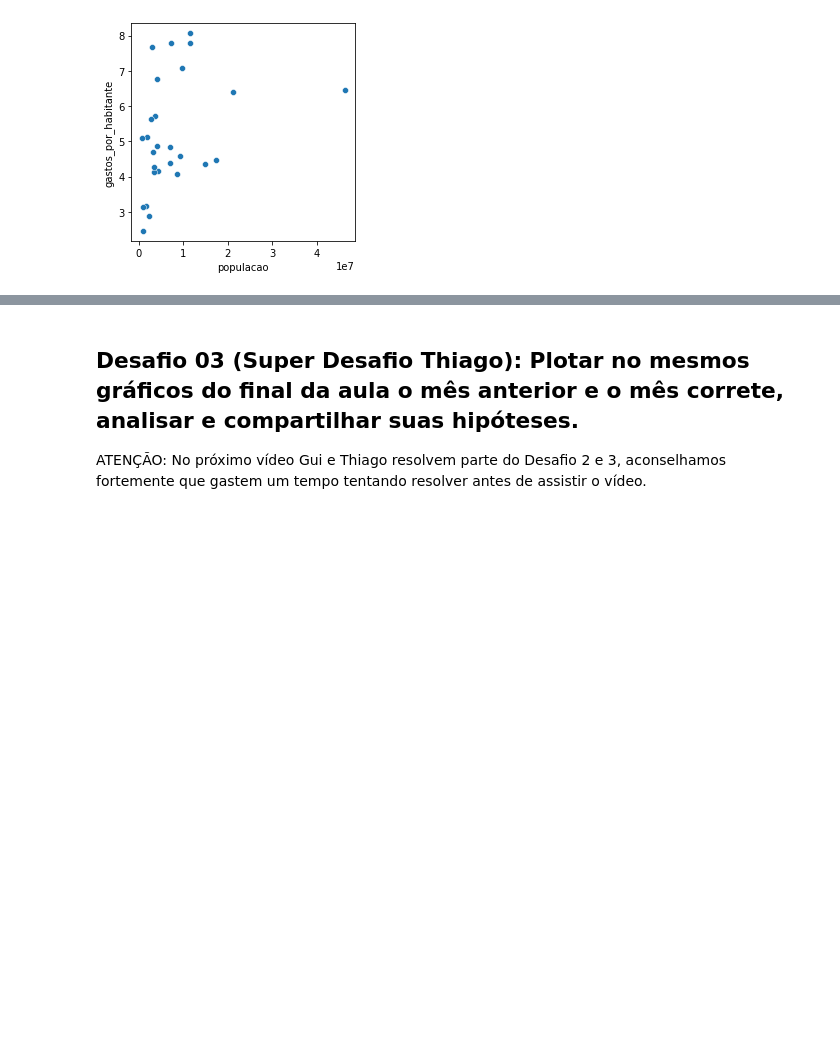
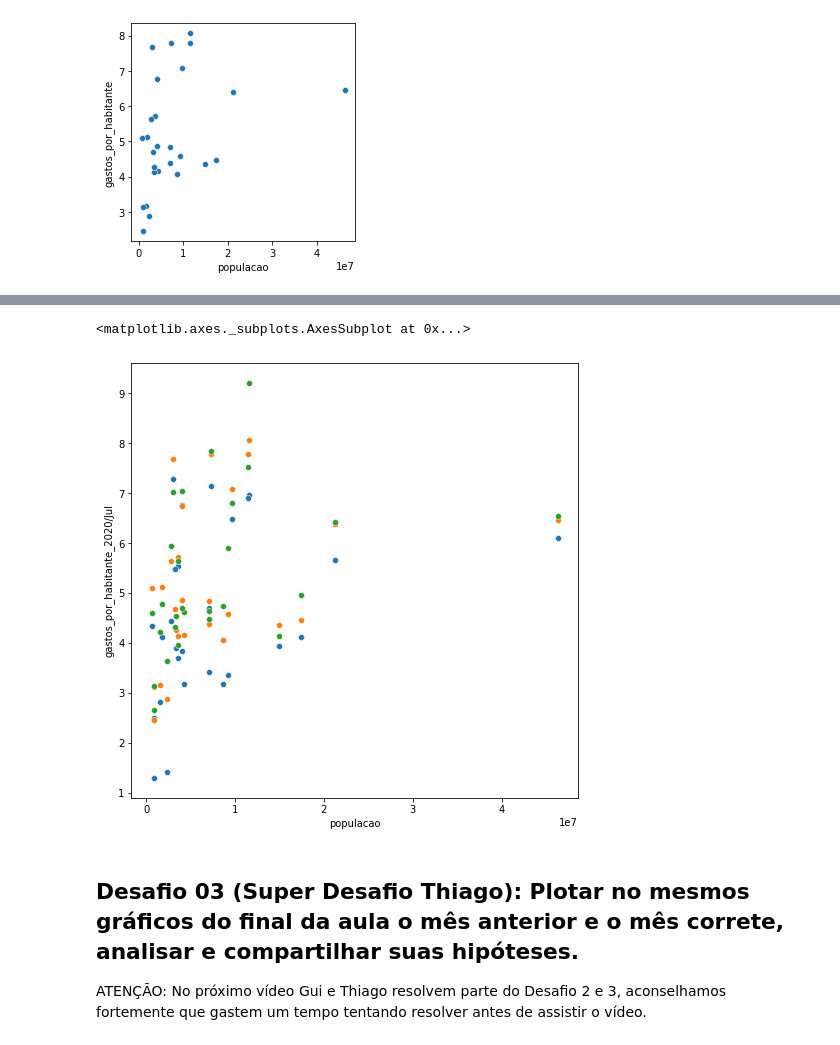
Before and after one commit to willianrocha/bootcamp-datascience-alura, a Jupyter notebook: module_2/ds_mod2_lecture2.ipynb, the cells around one changed output, grey strips where cells are left out. Drawn from its saved outputs; the diff is of its cells as text; code cells hidden in the pictures; blank space fills up the shorter version.

```diff
--- a/module_2/ds_mod2_lecture2.ipynb
+++ b/module_2/ds_mod2_lecture2.ipynb
@@ -140,3 +154,11 @@ sns.scatterplot(data=segundo_gastos_e_populacao_recente, x="populacao", y="gasto
+# %%
+plt.figure(figsize=(8,8))
+sns.scatterplot(data=df_desafio_2, x="populacao", y="gastos_por_habitante_2020/Jul")
+sns.scatterplot(data=df_desafio_2, x="populacao", y="gastos_por_habitante_2020/Jun")
+sns.scatterplot(data=df_desafio_2, x="populacao", y="gastos_por_habitante_2020/Mai")
+# %% [output]
+<matplotlib.axes._subplots.AxesSubplot at 0x...>
+[figure, added]
 # %% [markdown]
 ## Desafio 03 (Super Desafio Thiago): Plotar no mesmos gráficos do final da aula o mês anterior e o mês correte, analisar e compartilhar suas hipóteses.
 
```
Also changed, not shown: parts of 4 cells of this notebook.
